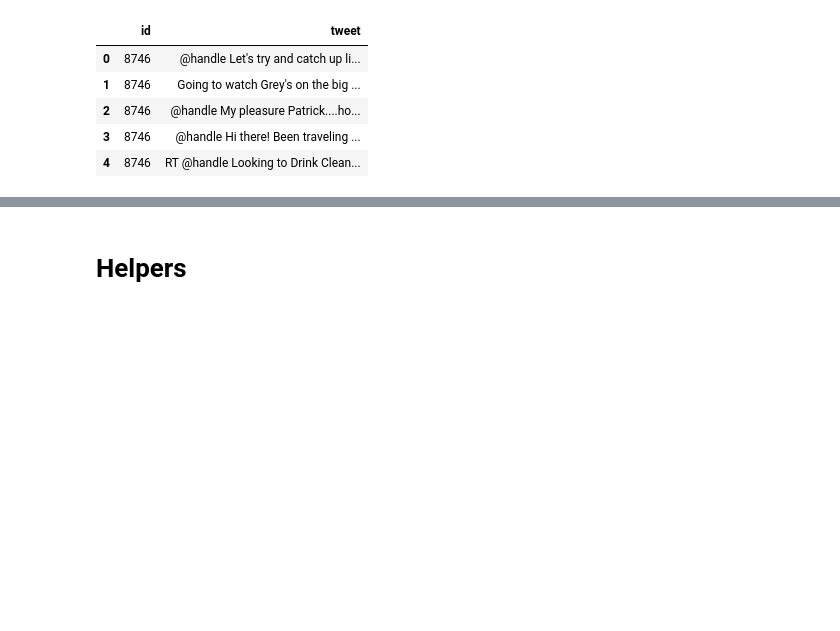
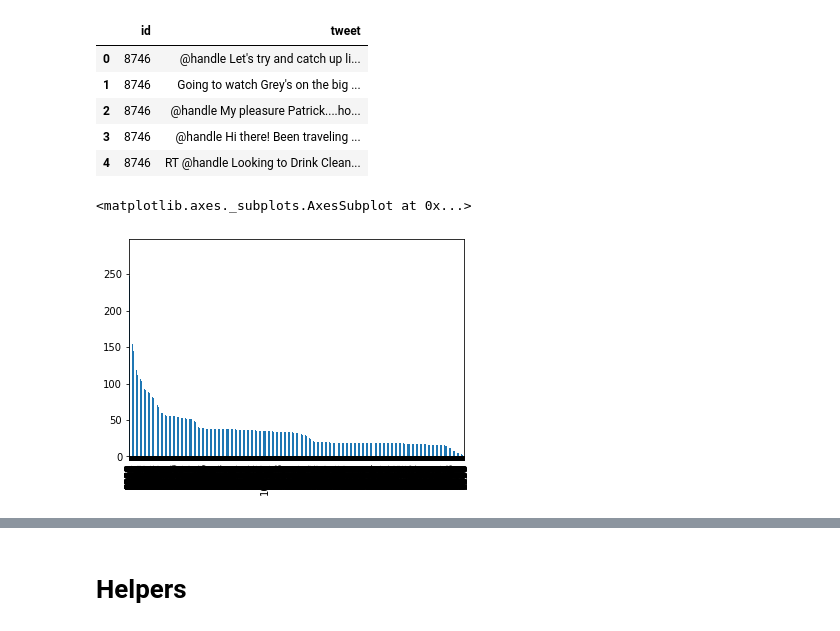
Before and after one commit to deshwalmahesh/NLP-Author-Classification-Tweets, a Jupyter notebook: Solution.ipynb, the cells around one changed output, grey strips where cells are left out. Drawn from its saved outputs; the diff is of its cells as text; code cells hidden in the pictures; blank space fills up the shorter version.

```diff
--- a/Solution.ipynb
+++ b/Solution.ipynb
@@ -55,3 +56,8 @@ df.head()
 | 2 | 8746 | @handle My pleasure Patrick....ho... |
 | 3 | 8746 | @handle Hi there! Been traveling ... |
 | 4 | 8746 | RT @handle Looking to Drink Clean... |
+# %%
+df['id'].value_counts().plot(kind='bar')
+# %% [output]
+<matplotlib.axes._subplots.AxesSubplot at 0x...>
+[figure, added]
```
Also changed, not shown: parts of 9 cells of this notebook.
